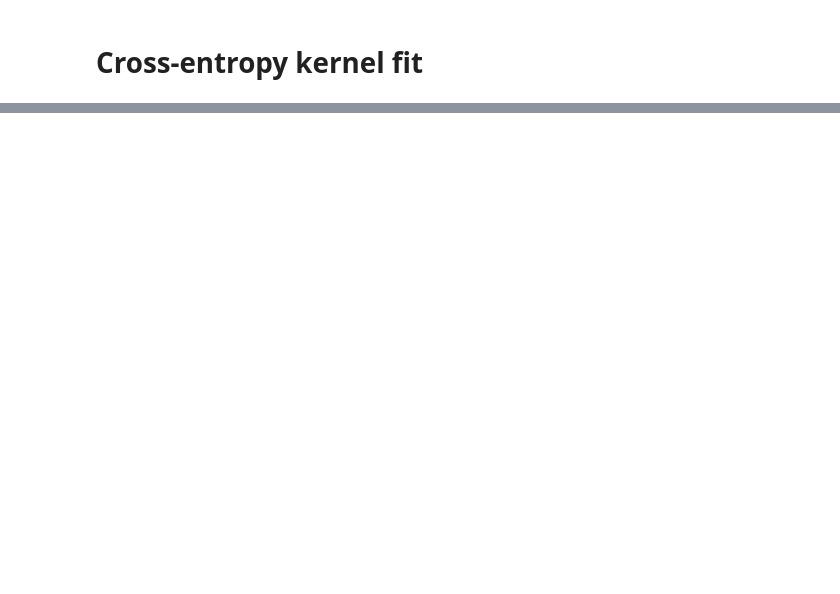
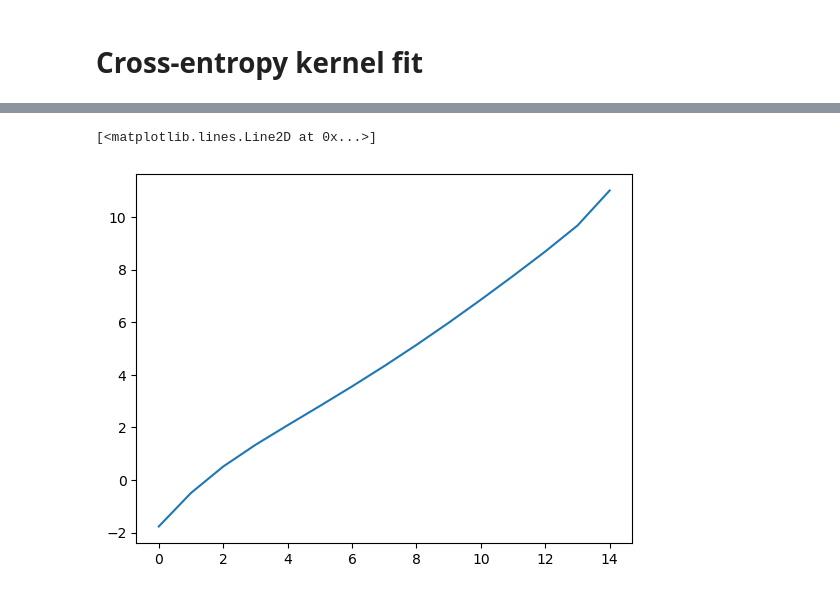
Before and after one commit to Beremi/KL_decomposition, a Jupyter notebook: notebooks/cross_entropy_demo copy.ipynb, the cells around one changed output, grey strips where cells are left out. Drawn from its saved outputs; the diff is of its cells as text; code cells hidden in the pictures; blank space fills up the shorter version.

```diff
--- a/notebooks/cross_entropy_demo copy.ipynb
+++ b/notebooks/cross_entropy_demo copy.ipynb
@@ -628,11 +629,11 @@ def differential_evolution(
 # --- problem & helper already defined earlier ---------------------------
 # n_terms, ce_user_fn, d, w, target, obj … are assumed to be in scope
 
-pop_size = 100
+pop_size = 10
 rng_seed = 1234
 
 # --- problem size -----------------------------------------------------------
-n_terms = 8          # K  (= length of b and a)
+n_terms = 10          # K  (= length of b and a)
 newton_steps = 1     # how many Newton iterations per sample
 np.random.seed(1)    # reproducibility
 
@@ -704,7 +705,7 @@ def ce_user_fn(b_log_samples: np.ndarray):
 
 
 
-init_mean = np.linspace(-1.6, 9.3, n_terms)   # rough guess ⇒ b in ~[0.1, 400]
+init_mean = np.linspace(-1.6, 10.3, n_terms)   # rough guess ⇒ b in ~[0.1, 400]
 init_std = np.full(n_terms, 1.0)
 
 best_b_log, best_score, de_info = differential_evolution(
@@ -716,7 +717,7 @@ best_b_log, best_score, de_info = differential_evolution(
     CR=0.9,
     n_iters=5000,
     random_state=rng_seed,
-    tol_g=-1e-9,
+    tol_g=1e-9,
     stall_generations=75,
     verbose=True
 )
@@ -782,0 +755,32 @@ plt.show()
+# %%
+newton_steps = 1
+n_terms = 16
+init_mean = np.linspace(min(best_b_log), max(best_b_log), n_terms)   # rough guess ⇒ b in ~[0.1, 400]
+init_std = np.full(n_terms, 1.0)
+
+best_b_log, best_score, de_info = differential_evolution(
+    user_fn=ce_user_fn,
+    initial_mean=init_mean,
+    initial_std=init_std,
+    pop_size=pop_size,
+    F=0.8,
+    CR=0.9,
+    n_iters=50000,
+    random_state=rng_seed,
+    tol_g=1e-9,
+    stall_generations=75,
+    verbose=True
+)
+
+# --- final reconstruction of a and objective ----------------------------
+best_b = np.exp(best_b_log)
+best_a = optimal_a(d, w, target, best_b)
+best_obj = obj(np.concatenate([best_a, best_b]))
+
+print("\n====================  DE RESULT  ====================")
+print("best log-b :", best_b_log)
+print("best b     :", best_b)
+print("best a     :", best_a)
+print("DE score   :", best_score)
+print("check obj  :", best_obj)
+print("generations:", de_info['iter'])
@@ -783,3 +805,9 @@ plt.show()
+# %%
+import matplotlib.pyplot as plt
+plt.plot(best_b_log)
+# %% [output]
+[<matplotlib.lines.Line2D at 0x...>]
+[figure, added]
 # %%
 g = grad(x)
 H = hess(x)
```
Also changed, not shown: parts of 8 cells of this notebook.
